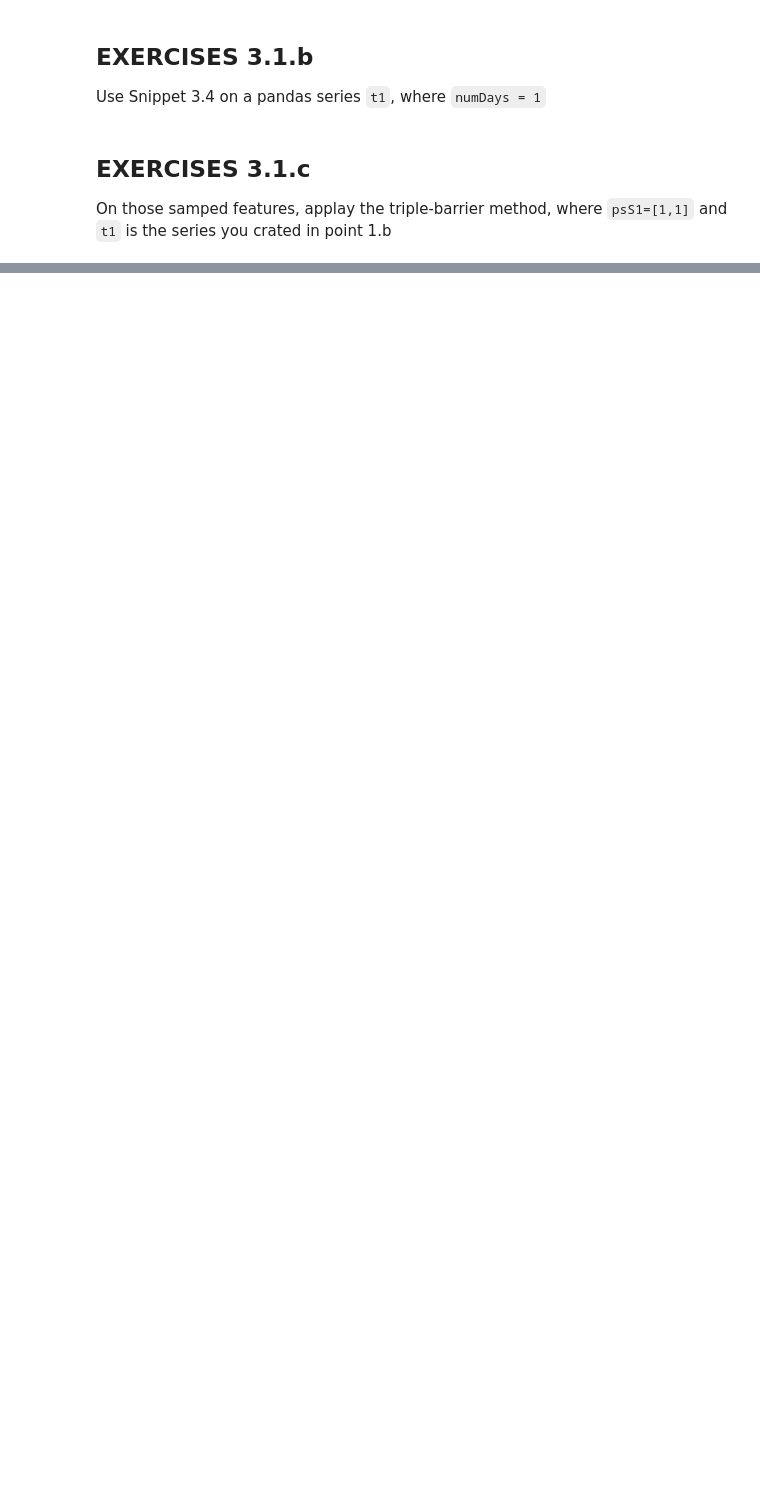
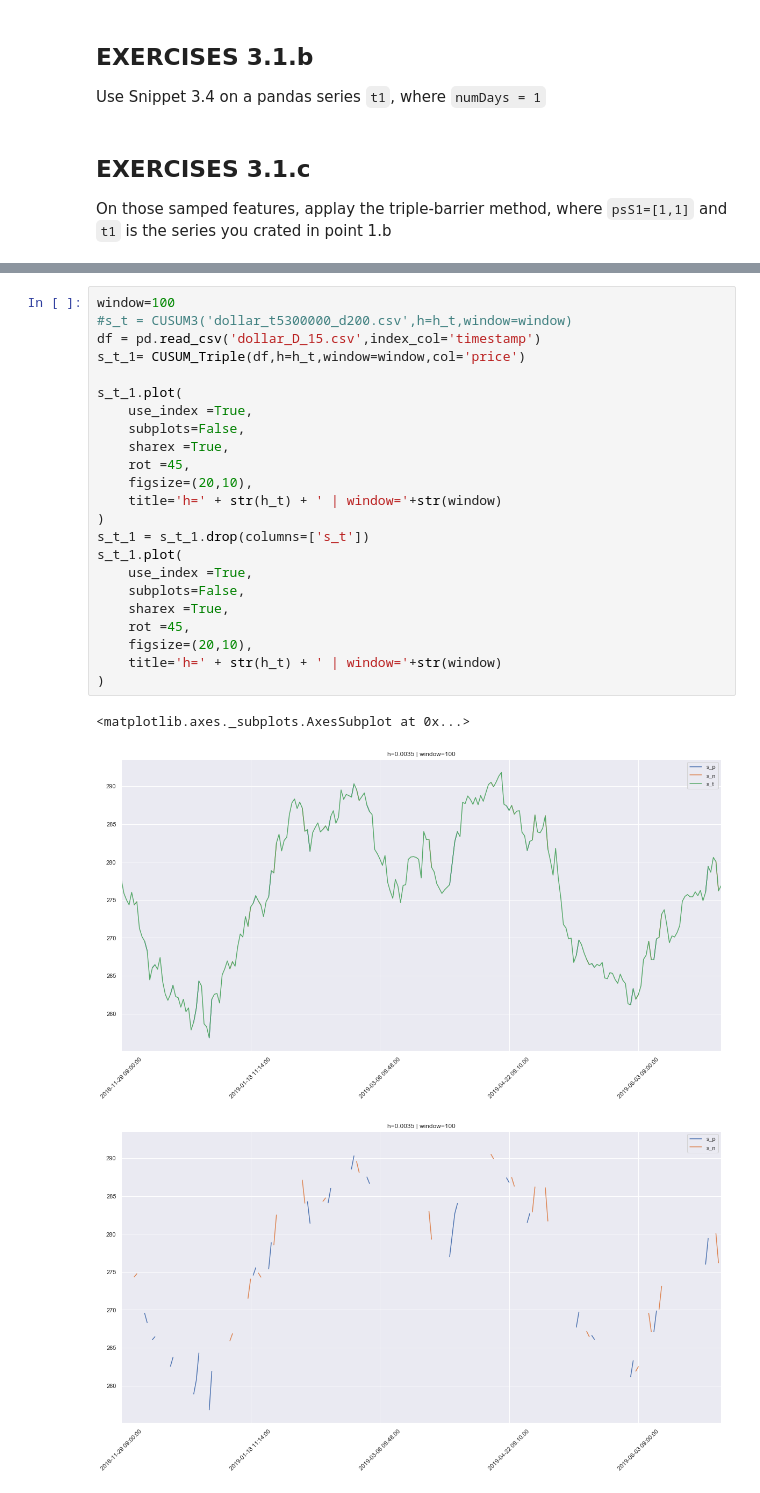
Before and after one commit to kooBH/FinanceServer, a Jupyter notebook: DE_PRADO/ch3_v1.ipynb, the cells around one changed output, grey strips where cells are left out. Drawn from its saved outputs; the diff is of its cells as text; blank space fills up the shorter version.

```diff
--- a/DE_PRADO/ch3_v1.ipynb
+++ b/DE_PRADO/ch3_v1.ipynb
@@ -175,2 +286,29 @@
+# %%
+window=100
+#s_t = CUSUM3('dollar_t5300000_d200.csv',h=h_t,window=window)
+df = pd.read_csv('dollar_D_15.csv',index_col='timestamp')
+s_t_1= CUSUM_Triple(df,h=h_t,window=window,col='price')
+
+s_t_1.plot(
+    use_index =True,
+    subplots=False,
+    sharex =True,
+    rot =45,
+    figsize=(20,10),
+    title='h=' + str(h_t) + ' | window='+str(window)
+)
+s_t_1 = s_t_1.drop(columns=['s_t'])
+s_t_1.plot(
+    use_index =True,
+    subplots=False,
+    sharex =True,
+    rot =45,
+    figsize=(20,10),
+    title='h=' + str(h_t) + ' | window='+str(window)
+)
+# %% [output]
+<matplotlib.axes._subplots.AxesSubplot at 0x...>
+[figure, added]
+[figure, added]
 # %% [markdown]
 ## EXERCISES 3.1.d<a name='e_3_1_d'></a>
```
Also changed, not shown: parts of 13 cells of this notebook, 3 other files.
